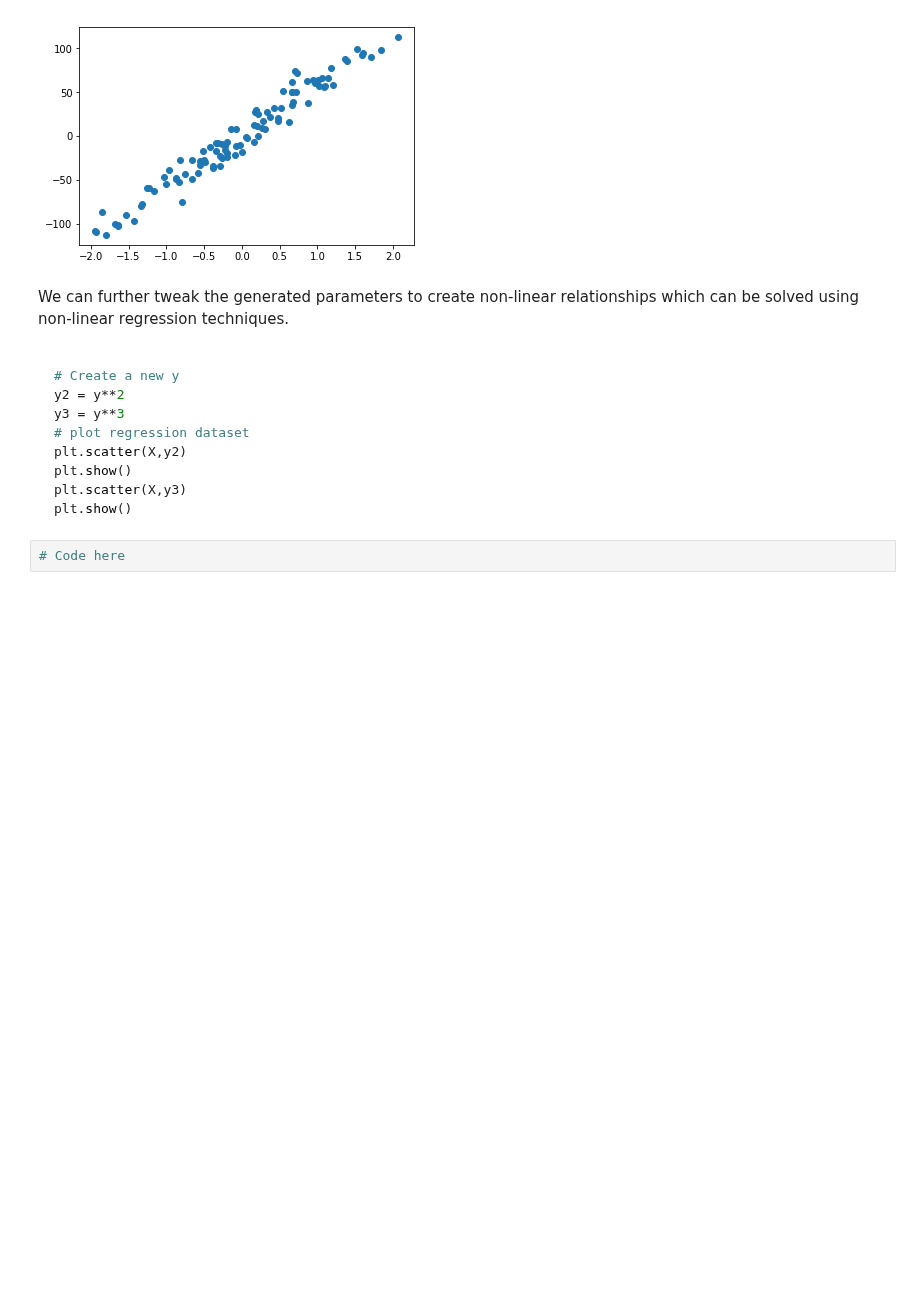
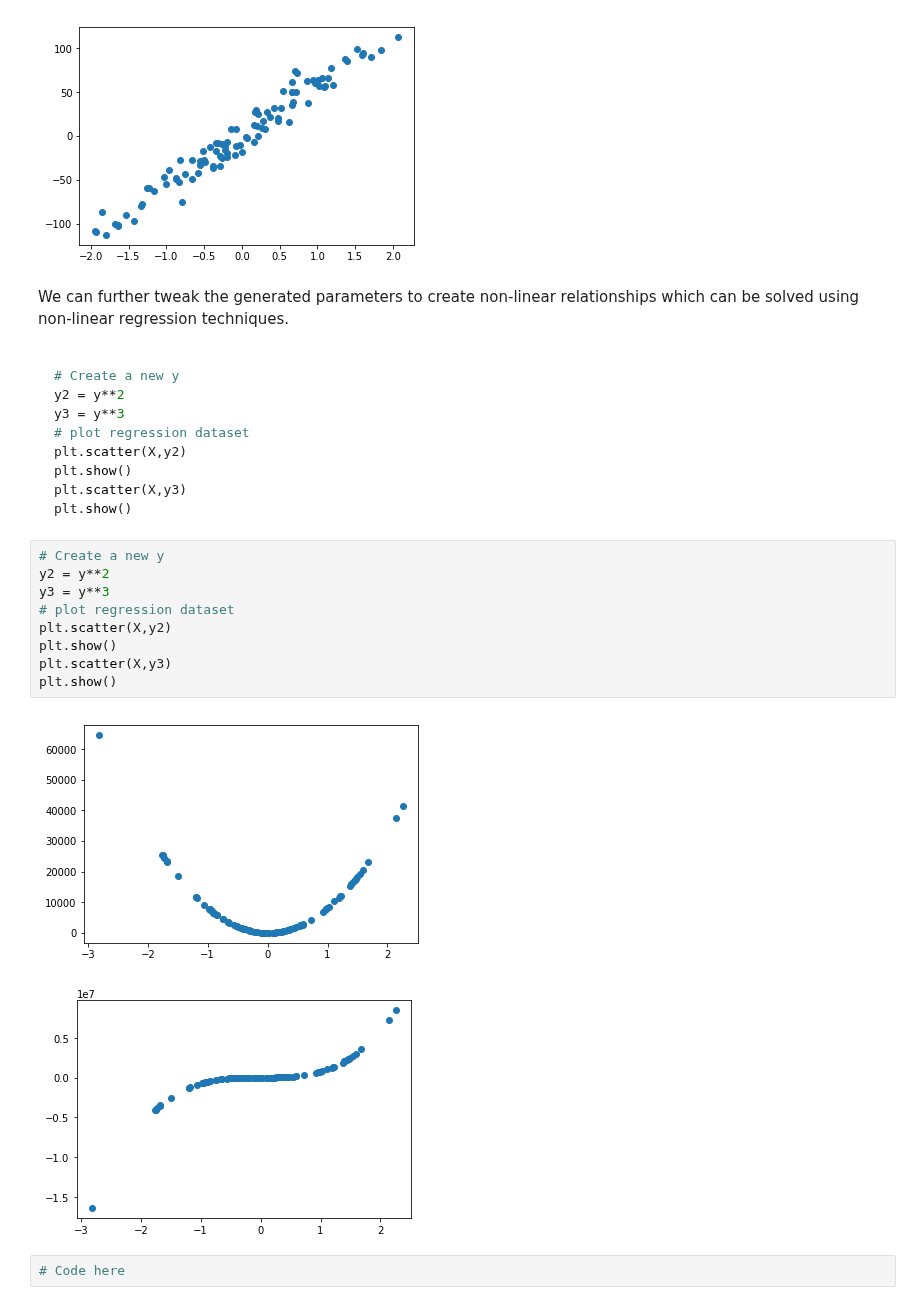
Before and after one commit to AlecMorgan/dsc-2-23-05-data-generation-process-code-along-seattle-ds-career-040119, a Jupyter notebook: index.ipynb, the cells around one changed output. Cells and saved outputs as stored; diff of their text form; blank space fills up the shorter version.

````diff
--- a/index.ipynb
+++ b/index.ipynb
@@ -171,6 +171,18 @@ plt.show()
 plt.scatter(X,y3)
 plt.show()
 ```
+# %%
+# Create a new y
+y2 = y**2
+y3 = y**3
+# plot regression dataset
+plt.scatter(X,y2)
+plt.show()
+plt.scatter(X,y3)
+plt.show()
+# %% [output]
+[figure, added]
+[figure, added]
 # %%
 # Code here
 # %% [output]
````
